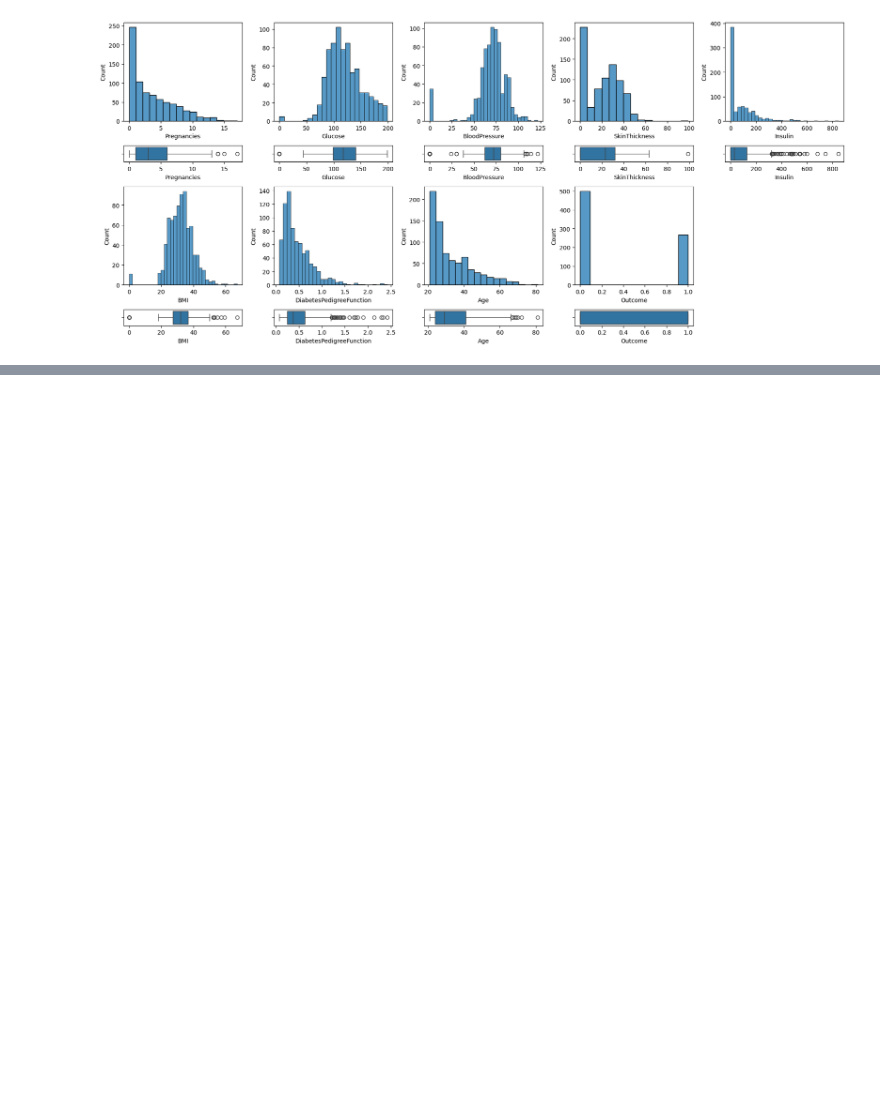
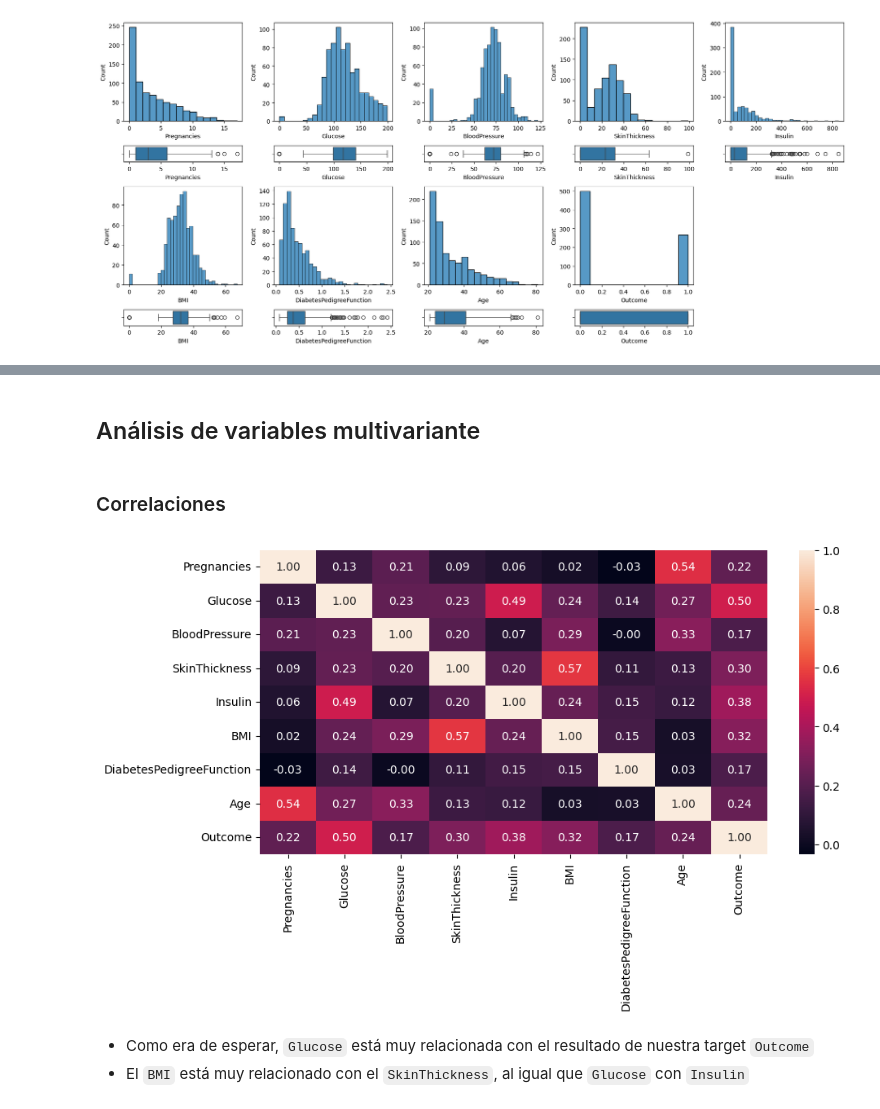
Before and after one commit to javier-senda/decision-tree, a Jupyter notebook: src/EDA.ipynb, the cells around one changed output, grey strips where cells are left out. Saved outputs shown, nothing was run; the diff lists cells and outputs as text; code cells hidden in the pictures; blank space fills up the shorter version.

```diff
--- a/src/EDA.ipynb
+++ b/src/EDA.ipynb
@@ -113,0 +180,17 @@ plt.show()
+# %% [markdown]
+## Análisis de variables multivariante
+# %% [markdown]
+### Correlaciones
+# %%
+fig, axis = plt.subplots(figsize = (10, 6))
+
+sns.heatmap(total_data_processed[["Pregnancies", "Glucose" , "BloodPressure" , "SkinThickness" , "Insulin","BMI","DiabetesPedigreeFunction","Age","Outcome"]].corr(), annot = True, fmt = ".2f")
+
+plt.tight_layout()
+
+plt.show()
+# %% [output]
+[figure, added]
+# %% [markdown]
+- Como era de esperar, `Glucose` está muy relacionada con el resultado de nuestra target `Outcome`
+- El `BMI` está muy relacionado con el `SkinThickness`, al igual que `Glucose` con `Insulin`
```
Also changed, not shown: parts of 19 cells of this notebook, 1 other file.
